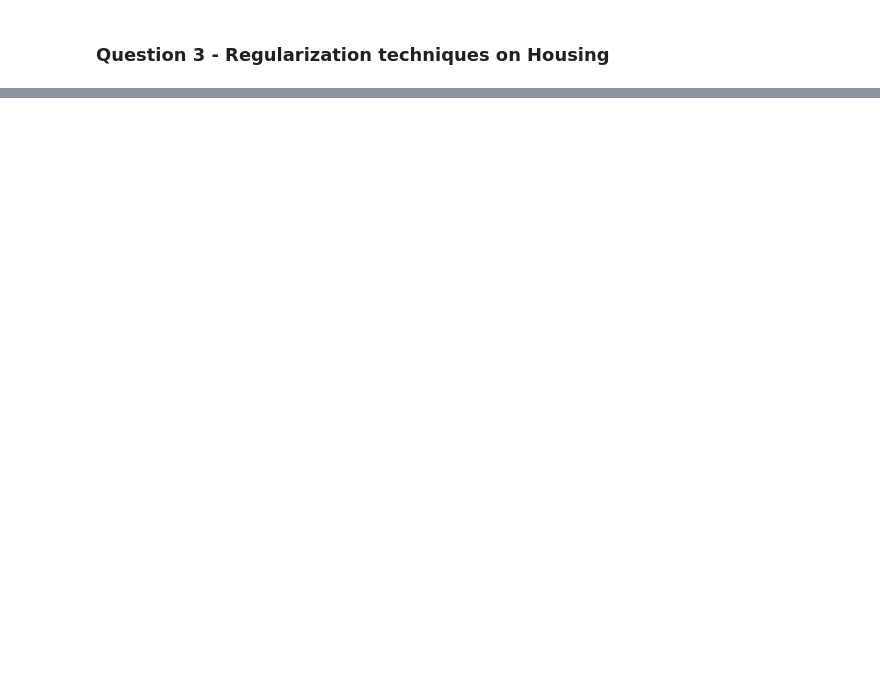
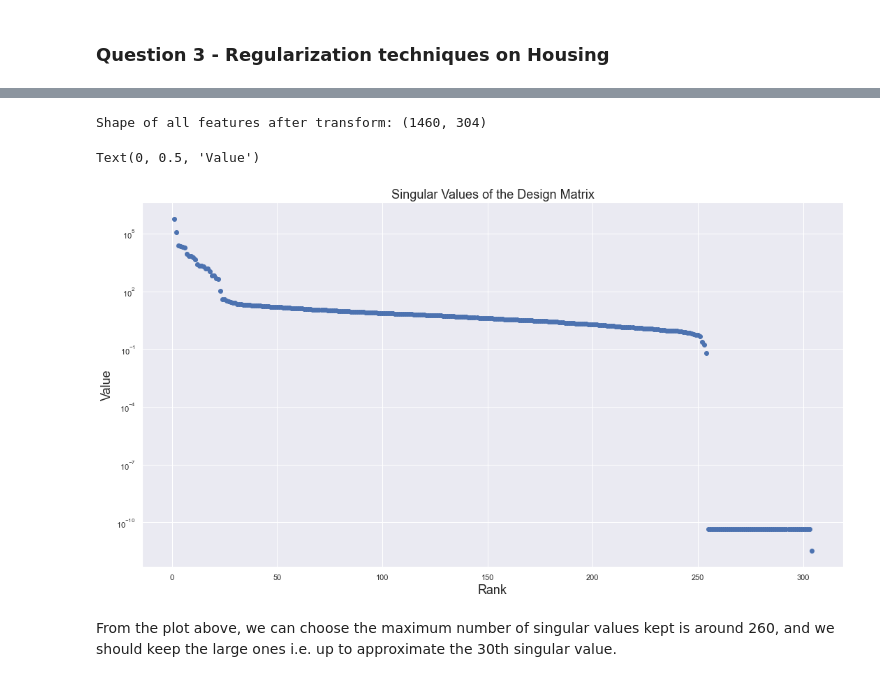
Before and after one commit to 10258392511/MLFIProjects, a Jupyter notebook: LinearRegression/Project1 - Template.ipynb, the cells around one changed output, grey strips where cells are left out. Cells and saved outputs as stored; diff of their text form; code cells hidden in the pictures; blank space fills up the shorter version.

```diff
--- a/LinearRegression/Project1 - Template.ipynb
+++ b/LinearRegression/Project1 - Template.ipynb
@@ -617,0 +763,18 @@ from sklearn.model_selection import cross_val_score, RepeatedKFold, KFold
+# %%
+print(f"Shape of all features after transform: {X_all_tfm_df.shape}")
+U, S, Vh = np.linalg.svd(X_all_tfm_df)
+fig, axis = plt.subplots(figsize=(18, 9.6))
+axis.scatter(np.arange(S.shape[0]) + 1, S)
+axis.set_yscale("log")
+font_dict = {
+    "fontsize": 18,
+}
+axis.set_title("Singular Values of the Design Matrix", fontdict=font_dict)
+axis.set_xlabel("Rank", fontdict=font_dict)
+axis.set_ylabel("Value", fontdict=font_dict)
+# %% [output]
+Shape of all features after transform: (1460, 304)
+Text(0, 0.5, 'Value')
+[figure, added]
+# %% [markdown]
+From the plot above, we can choose the maximum number of singular values kept is around 260, and we should keep the large ones i.e. up to approximate the 30th singular value.
```
Also changed, not shown: parts of 49 cells of this notebook, 1 other file.
